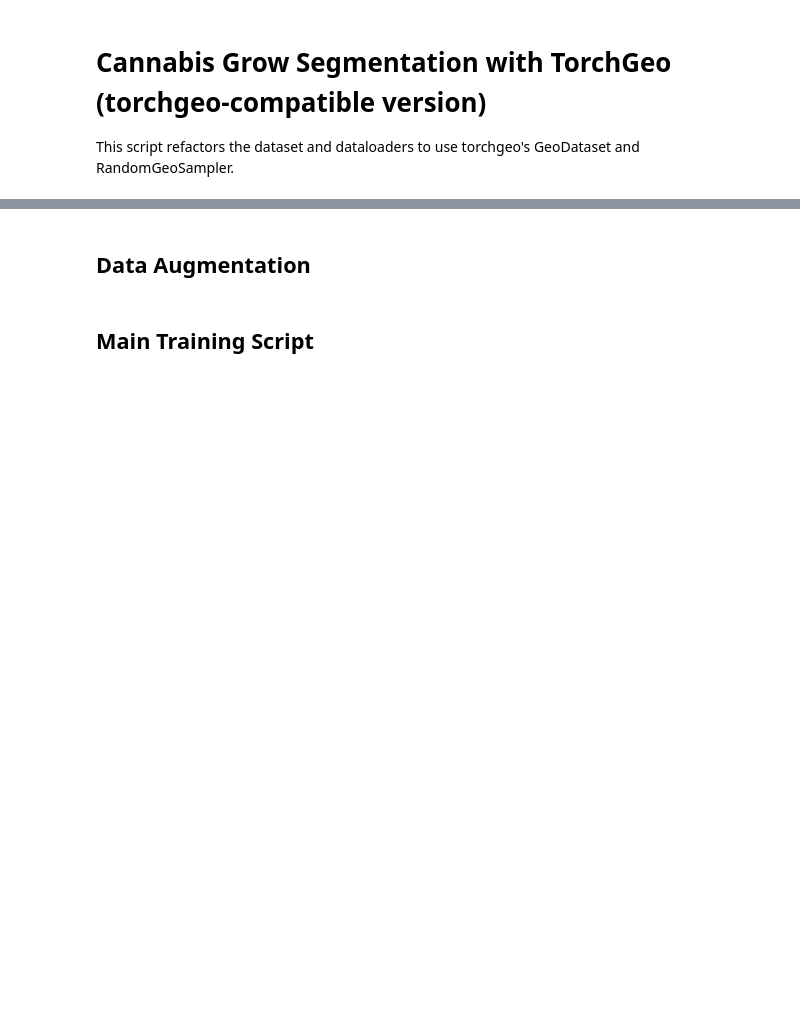
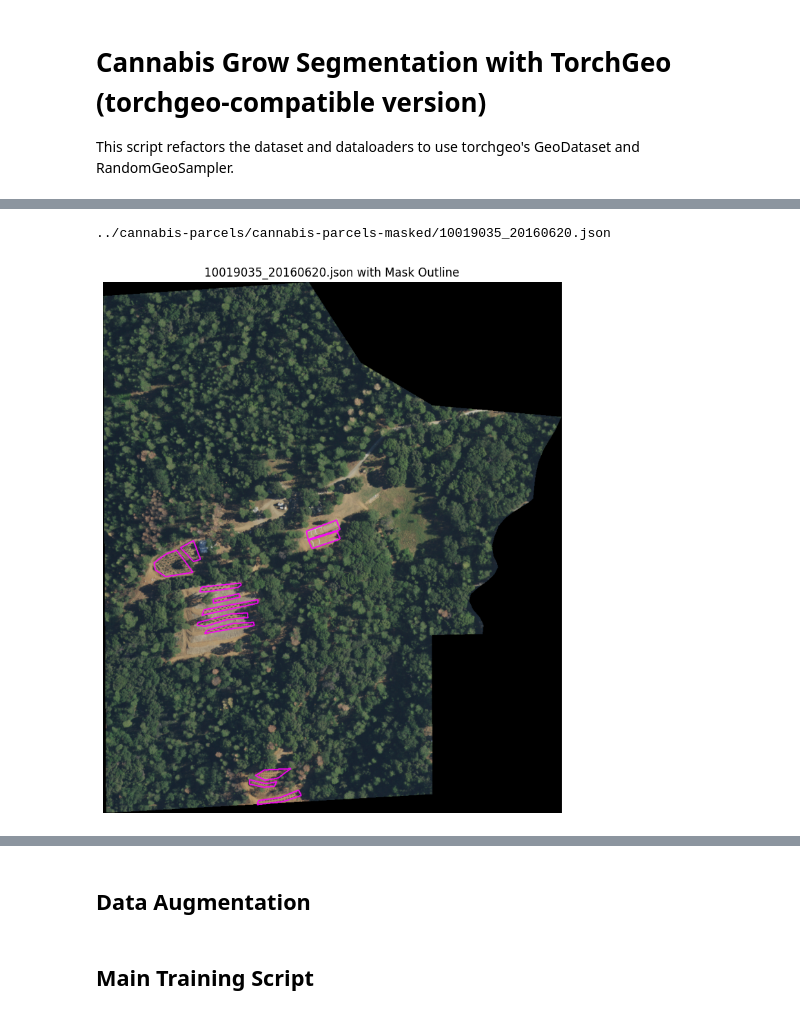
Before and after one commit to wxmiked/cannabis-deforestation, a Jupyter notebook: notebooks/cannabis-segmentation-torchgeo.ipynb, the cells around one changed output, grey strips where cells are left out. Saved outputs shown, nothing was run; the diff lists cells and outputs as text; code cells hidden in the pictures; blank space fills up the shorter version.

```diff
--- a/notebooks/cannabis-segmentation-torchgeo.ipynb
+++ b/notebooks/cannabis-segmentation-torchgeo.ipynb
@@ -337,0 +274,41 @@ TypeError: 'int' object is not subscriptable
+# %%
+import matplotlib.pyplot as plt
+import numpy as np
+import json
+import rasterio
+
+# Delete [:1] in the line below to get the full dataset
+for ann_path in dataset.annotation_paths[:1]:
+    print(ann_path)
+    ann = json.load(open(ann_path))
+    img_path = dataset.naip_root / ann["imagePath"]
+
+    with rasterio.open(img_path) as src:
+        image = src.read()  # Read full image
+        h, w = image.shape[1:]
+        # Rasterize full mask
+        shapes = [
+            (labelme_points_to_geopolygon(s["points"], src.transform), 1)
+            for s in ann["shapes"] if s["label"] != "cannabis - old"
+        ]
+        mask = rasterio.features.rasterize(
+            shapes,
+            out_shape=(h, w),
+            transform=src.transform,
+            fill=0,
+            dtype="uint8",
+        )
+
+    # Convert image to HWC for plotting if needed
+    if image.shape[0] in [3, 4] and image.shape[0] < image.shape[1]:
+        image = np.transpose(image, (1, 2, 0))
+
+    plt.figure(figsize=(10, 10))
+    plt.imshow(image[..., :3])
+    plt.contour(mask, colors='#FF00FF', linewidths=1, alpha=0.3)
+    plt.title(f"{ann_path.name} with Mask Outline")
+    plt.axis("off")
+    plt.show()
+# %% [output]
+../cannabis-parcels/cannabis-parcels-masked/10019035_20160620.json
+[figure, added]
```
Also changed, not shown: parts of 10 cells of this notebook.
